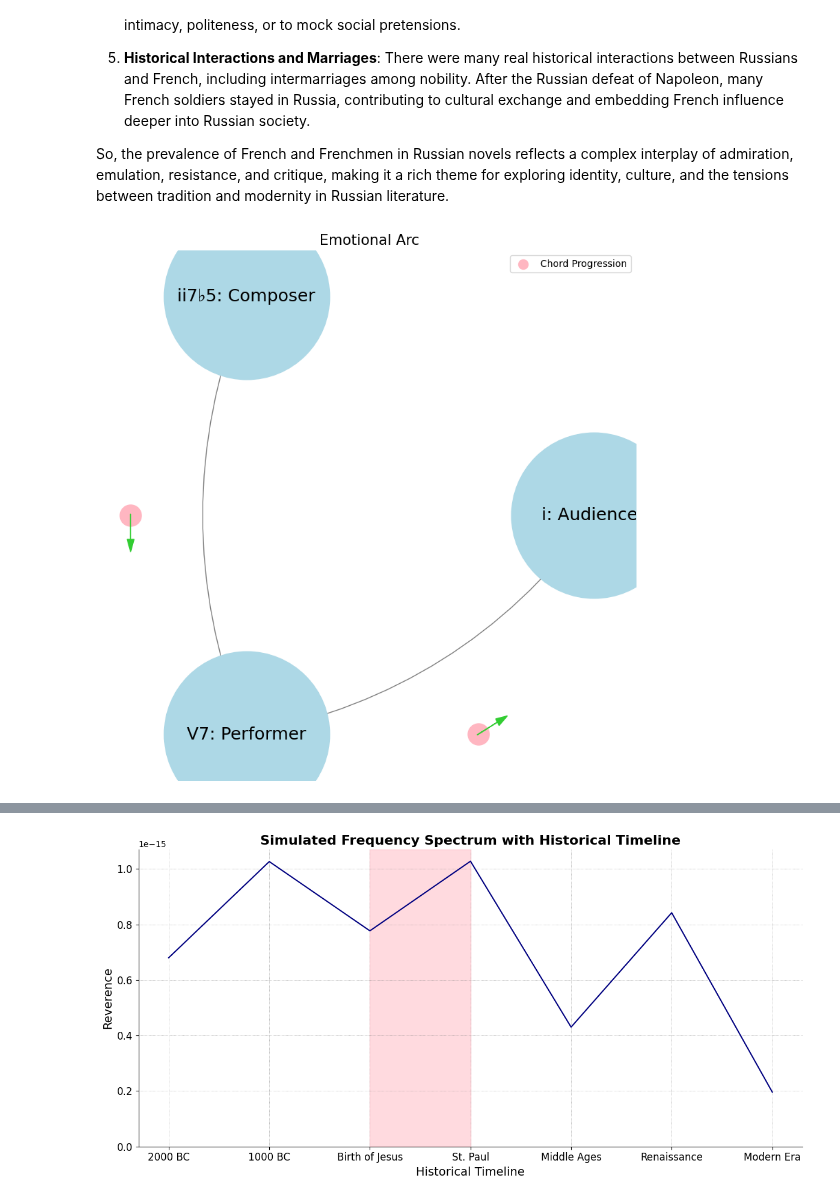
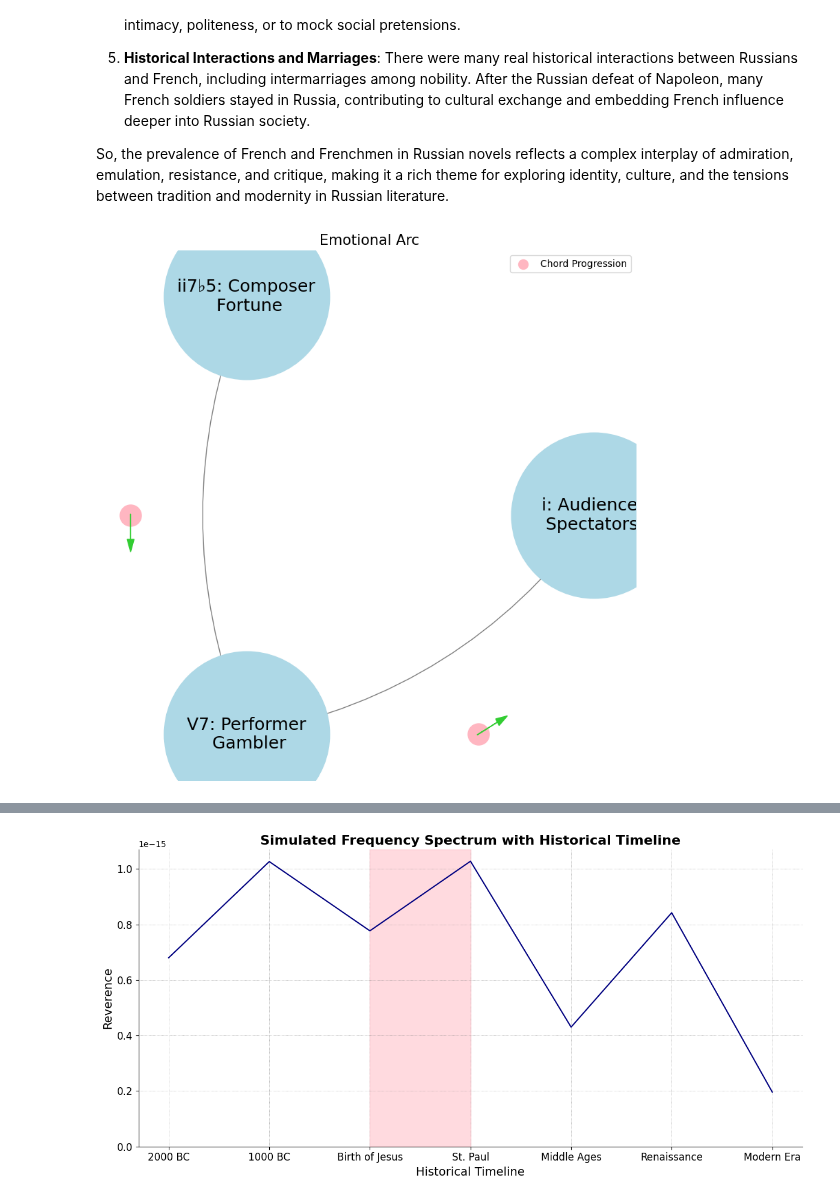
Before and after one commit to abikesa/rkelly, a Jupyter notebook: kitabo/ensi/_build/html/_sources/history/ubermensch.ipynb, the cells around one changed output, grey strips where cells are left out. Drawn from its saved outputs; the diff is of its cells as text; code cells hidden in the pictures.

Commit message:
ii.composer:fortune, V7.performer:gambler, i.audience:spectator

```diff
--- a/kitabo/ensi/_build/html/_sources/history/ubermensch.ipynb
+++ b/kitabo/ensi/_build/html/_sources/history/ubermensch.ipynb
@@ -67,15 +67,15 @@ import numpy as np
 G = nx.DiGraph()
 
 # Add nodes representing different levels (subatomic, atomic, cosmic, financial, social)
-levels = ['i: Audiencex', 'ii7♭5: Composer', 'V7: Performer']
+levels = ['i: Audiencex\n Spectatorsx', 'ii7♭5: Composer\n Fortune', 'V7: Performer\n Gambler']
 
 # Add nodes to the graph
 G.add_nodes_from(levels)
 
 # Add edges to represent the flow of information (photons)
 # Assuming the flow is directional from more fundamental levels to more complex ones
-edges = [('ii7♭5: Composer', 'V7: Performer'),
-         ('V7: Performer', 'i: Audiencex'),]
+edges = [('ii7♭5: Composer\n Fortune', 'V7: Performer\n Gambler'),
+         ('V7: Performer\n Gambler', 'i: Audiencex\n Spectatorsx'),]
 
 # Add edges to the graph
 G.add_edges_from(edges)
@@ -97,34 +97,34 @@ nx.draw_networkx_edges(G, pos, arrowstyle='->', arrowsize=20, edge_color='grey',
 for edge in edges:
     # Calculate the vector between the two nodes
     vector = pos[edge[1]] - pos[edge[0]]
     # Calculate the midpoint
     mid_point = pos[edge[0]] + 0.5 * vector
     # Normalize to ensure it's on the circle
     radius = np.linalg.norm(pos[edge[0]])
     mid_point_on_circle = mid_point / np.linalg.norm(mid_point) * radius
     # Draw the small red photon node at the midpoint on the circular layout
     plt.scatter(mid_point_on_circle[0], mid_point_on_circle[1], c='lightpink', s=500, zorder=3)
 
     # Draw a small lime green arrow inside the red node to indicate direction
     arrow_vector = vector / np.linalg.norm(vector) * 0.1  # Scale down arrow size
     plt.arrow(mid_point_on_circle[0] - 0.05 * arrow_vector[0],
               mid_point_on_circle[1] - 0.05 * arrow_vector[1],
               arrow_vector[0], arrow_vector[1],
               head_width=0.03, head_length=0.05, fc='limegreen', ec='limegreen', zorder=4)
 
 # Draw the labels for the main nodes
 nx.draw_networkx_labels(G, pos, font_size=18, font_weight='normal')
 
 # Add a legend for "Photon/Info"
 plt.scatter([], [], c='lightpink', s=100, label='Chord Progression')  # Empty scatter for the legend
 plt.legend(scatterpoints=1, frameon=True, labelspacing=1, loc='upper right')
 
 # Set the title and display the plot
 plt.title('Emotional Arc', fontsize=15)
 plt.axis('off')
 plt.show()
 # %% [output]
-[figure, old version]
+[figure, new version]
 # %% [markdown]
 
 
```
Also changed, not shown: parts of 1 cell of this notebook, 7 other files.
